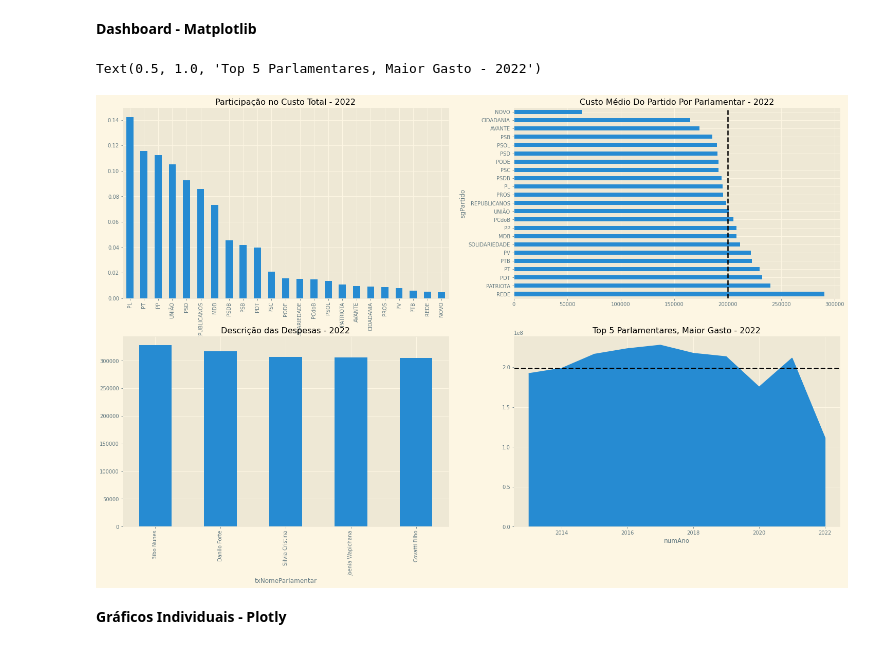
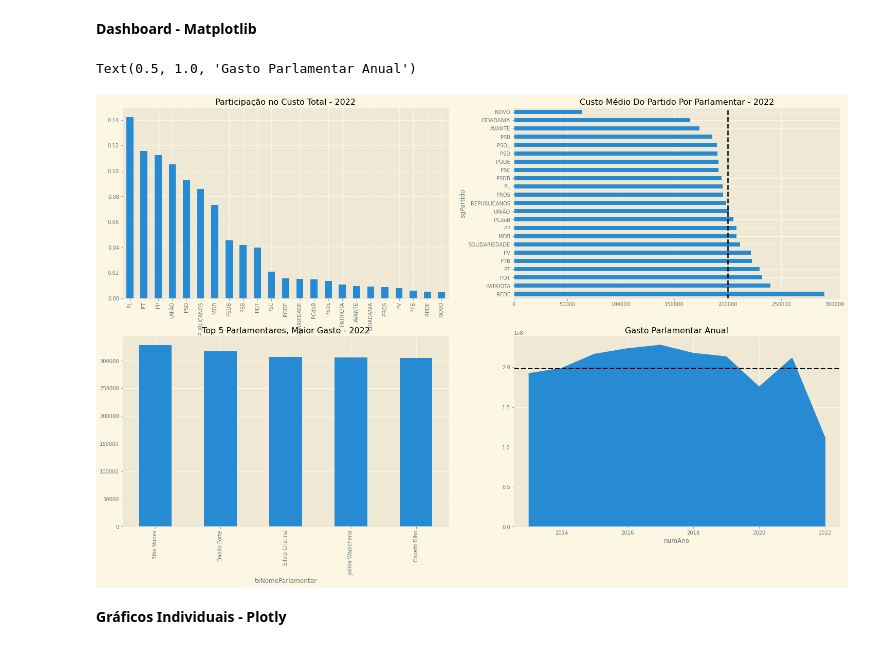
Before and after one commit to joaofranca13/camara-deputados-despesas, a Jupyter notebook: src/dataviz-dados-abertos-camara.ipynb, the cells around one changed output. Saved outputs shown, nothing was run; the diff lists cells and outputs as text; code cells hidden in the pictures.

```diff
--- a/src/dataviz-dados-abertos-camara.ipynb
+++ b/src/dataviz-dados-abertos-camara.ipynb
@@ -222,29 +222,29 @@ Name: vlrDocumento, dtype: float64
 # %%
 plt.figure(figsize=(25, 15))
 plt.style.use('Solarize_Light2')
 
 plt.subplot(2, 2, 1)
 a.plot(kind="bar")
 plt.title("Participação no Custo Total - " + str(ano_corrente - 1))
 
 
 plt.subplot(2, 2, 2)
 b.plot(kind="barh")
 plt.axvline(b.mean(), c="black", ls='--', lw=2.5)
 plt.title("Custo Médio Do Partido Por Parlamentar - " + str(ano_corrente - 1))
 
 plt.subplot(2, 2, 3)
 c2.plot(kind="bar")
-plt.title("Descrição das Despesas - " + str(ano_corrente - 1))
+plt.title("Top 5 Parlamentares, Maior Gasto - "+ str(ano_corrente - 1))
 
 
 plt.subplot(2, 2, 4)
 d.plot(kind="area")
 plt.axhline(d.mean(), c="black", ls='--', lw=2.5)
-plt.title("Top 5 Parlamentares, Maior Gasto - "+ str(ano_corrente - 1))
+plt.title("Gasto Parlamentar Anual")
 # %% [output]
-Text(0.5, 1.0, 'Top 5 Parlamentares, Maior Gasto - 2022')
+Text(0.5, 1.0, 'Gasto Parlamentar Anual')
-[figure, old version]
+[figure, new version]
 # %% [markdown]
 **Gráficos Individuais - Plotly**
 # %%
```
